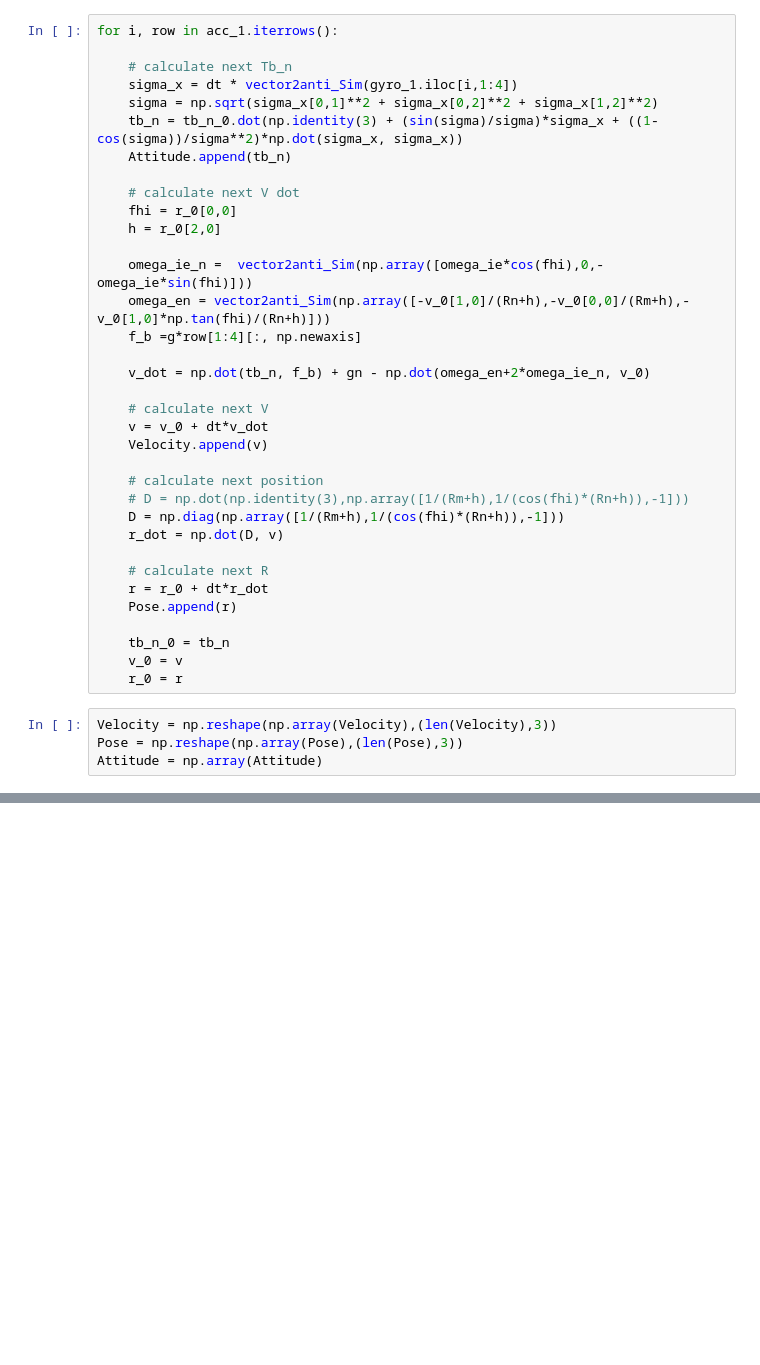
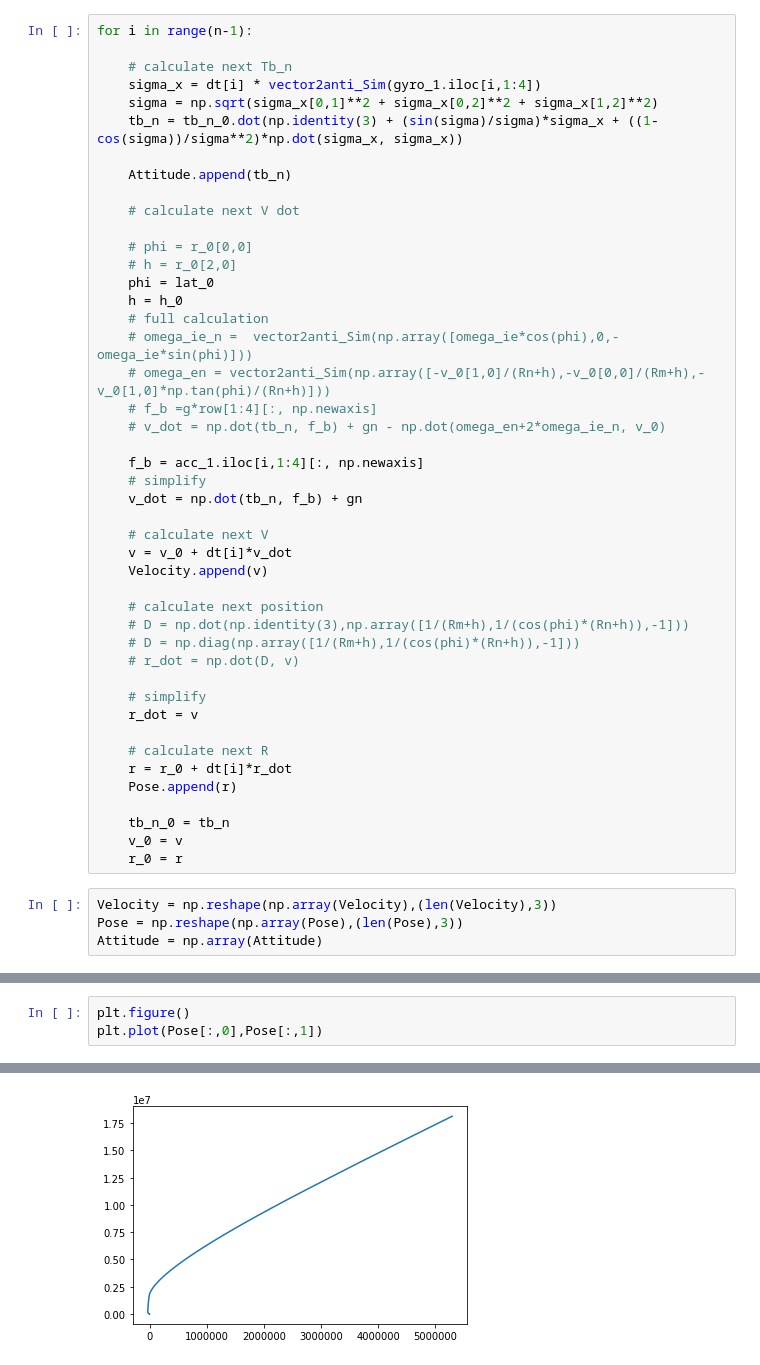
Before and after one commit to orenltr/Inertial-Navigation, a Jupyter notebook: Navigation_Eq.ipynb, the cells around one changed output, grey strips where cells are left out. Drawn from its saved outputs; the diff is of its cells as text; blank space fills up the shorter version.

```diff
--- a/Navigation_Eq.ipynb
+++ b/Navigation_Eq.ipynb
@@ -99,35 +134,45 @@ Pose = [r_0]
 Velocity = [v_0]
 Attitude = [tb_n_0]
 # %%
-for i, row in acc_1.iterrows():
+for i in range(n-1):
 
     # calculate next Tb_n
-    sigma_x = dt * vector2anti_Sim(gyro_1.iloc[i,1:4])
+    sigma_x = dt[i] * vector2anti_Sim(gyro_1.iloc[i,1:4])
     sigma = np.sqrt(sigma_x[0,1]**2 + sigma_x[0,2]**2 + sigma_x[1,2]**2)
     tb_n = tb_n_0.dot(np.identity(3) + (sin(sigma)/sigma)*sigma_x + ((1-cos(sigma))/sigma**2)*np.dot(sigma_x, sigma_x))
+
     Attitude.append(tb_n)
 
     # calculate next V dot
-    fhi = r_0[0,0]
-    h = r_0[2,0]
 
-    omega_ie_n =  vector2anti_Sim(np.array([omega_ie*cos(fhi),0,-omega_ie*sin(fhi)]))
-    omega_en = vector2anti_Sim(np.array([-v_0[1,0]/(Rn+h),-v_0[0,0]/(Rm+h),-v_0[1,0]*np.tan(fhi)/(Rn+h)]))
-    f_b =g*row[1:4][:, np.newaxis]
+    # phi = r_0[0,0]
+    # h = r_0[2,0]
+    phi = lat_0
+    h = h_0
+    # full calculation
+    # omega_ie_n =  vector2anti_Sim(np.array([omega_ie*cos(phi),0,-omega_ie*sin(phi)]))
+    # omega_en = vector2anti_Sim(np.array([-v_0[1,0]/(Rn+h),-v_0[0,0]/(Rm+h),-v_0[1,0]*np.tan(phi)/(Rn+h)]))
+    # f_b =g*row[1:4][:, np.newaxis]
+    # v_dot = np.dot(tb_n, f_b) + gn - np.dot(omega_en+2*omega_ie_n, v_0)
 
-    v_dot = np.dot(tb_n, f_b) + gn - np.dot(omega_en+2*omega_ie_n, v_0)
+    f_b = acc_1.iloc[i,1:4][:, np.newaxis]
+    # simplify
+    v_dot = np.dot(tb_n, f_b) + gn
 
     # calculate next V
-    v = v_0 + dt*v_dot
+    v = v_0 + dt[i]*v_dot
     Velocity.append(v)
 
     # calculate next position
-    # D = np.dot(np.identity(3),np.array([1/(Rm+h),1/(cos(fhi)*(Rn+h)),-1]))
-    D = np.diag(np.array([1/(Rm+h),1/(cos(fhi)*(Rn+h)),-1]))
-    r_dot = np.dot(D, v)
+    # D = np.dot(np.identity(3),np.array([1/(Rm+h),1/(cos(phi)*(Rn+h)),-1]))
+    # D = np.diag(np.array([1/(Rm+h),1/(cos(phi)*(Rn+h)),-1]))
+    # r_dot = np.dot(D, v)
+
+    # simplify
+    r_dot = v
 
     # calculate next R
-    r = r_0 + dt*r_dot
+    r = r_0 + dt[i]*r_dot
     Pose.append(r)
 
     tb_n_0 = tb_n
@@ -159,0 +205,4 @@ average speed [m/sec]: 82.91837089956479
+# %%
+plt.figure()
+plt.plot(Pose[:,0],Pose[:,1])
+# %% [output]
@@ -159,0 +210 @@ average speed [m/sec]: 82.91837089956479
+[figure, added]
```
Also changed, not shown: parts of 10 cells of this notebook, 1 other file.
